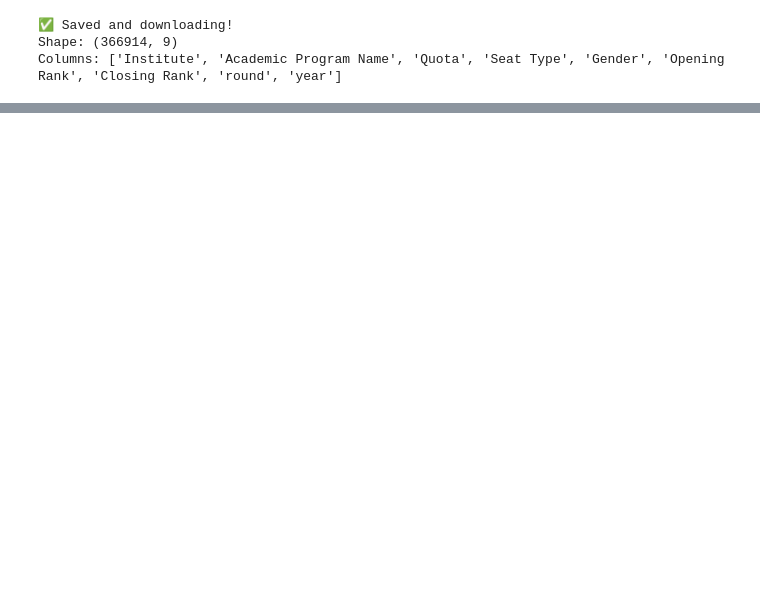
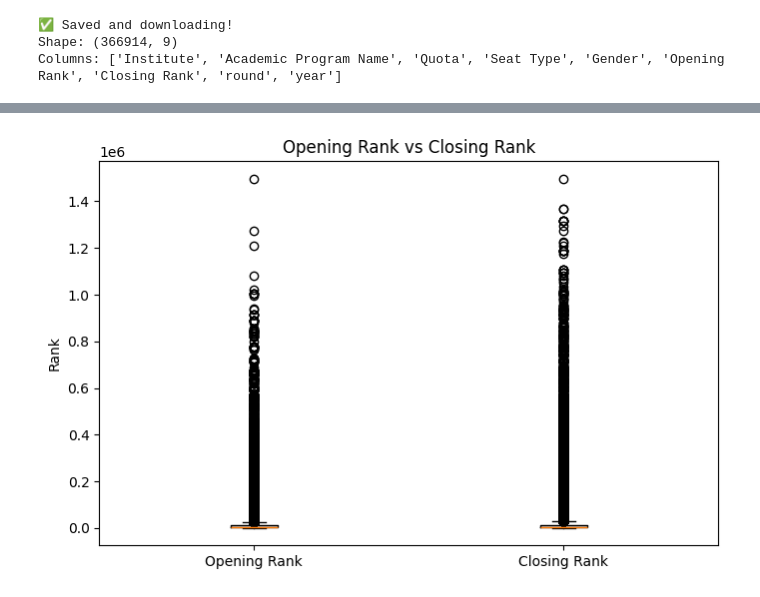
Before and after one commit to ShreshthaPandey/JOSAA-collage-predictor, a Jupyter notebook: clg_predictor.ipynb, the cells around one changed output, grey strips where cells are left out. Saved outputs shown, nothing was run; the diff lists cells and outputs as text; code cells hidden in the pictures; blank space fills up the shorter version.

```diff
--- a/clg_predictor.ipynb
+++ b/clg_predictor.ipynb
@@ -588,0 +731,15 @@ Columns: ['Institute', 'Academic Program Name', 'Quota', 'Seat Type', 'Gender',
+# %%
+import matplotlib.pyplot as plt
+
+plt.figure(figsize=(8, 5))
+
+plt.boxplot(
+    [df["Opening Rank"], df["Closing Rank"]],
+    labels=["Opening Rank", "Closing Rank"]
+)
+
+plt.ylabel("Rank")
+plt.title("Opening Rank vs Closing Rank")
+plt.show()
+# %% [output]
+[figure, added]
```
Also changed, not shown: parts of 23 cells of this notebook.
